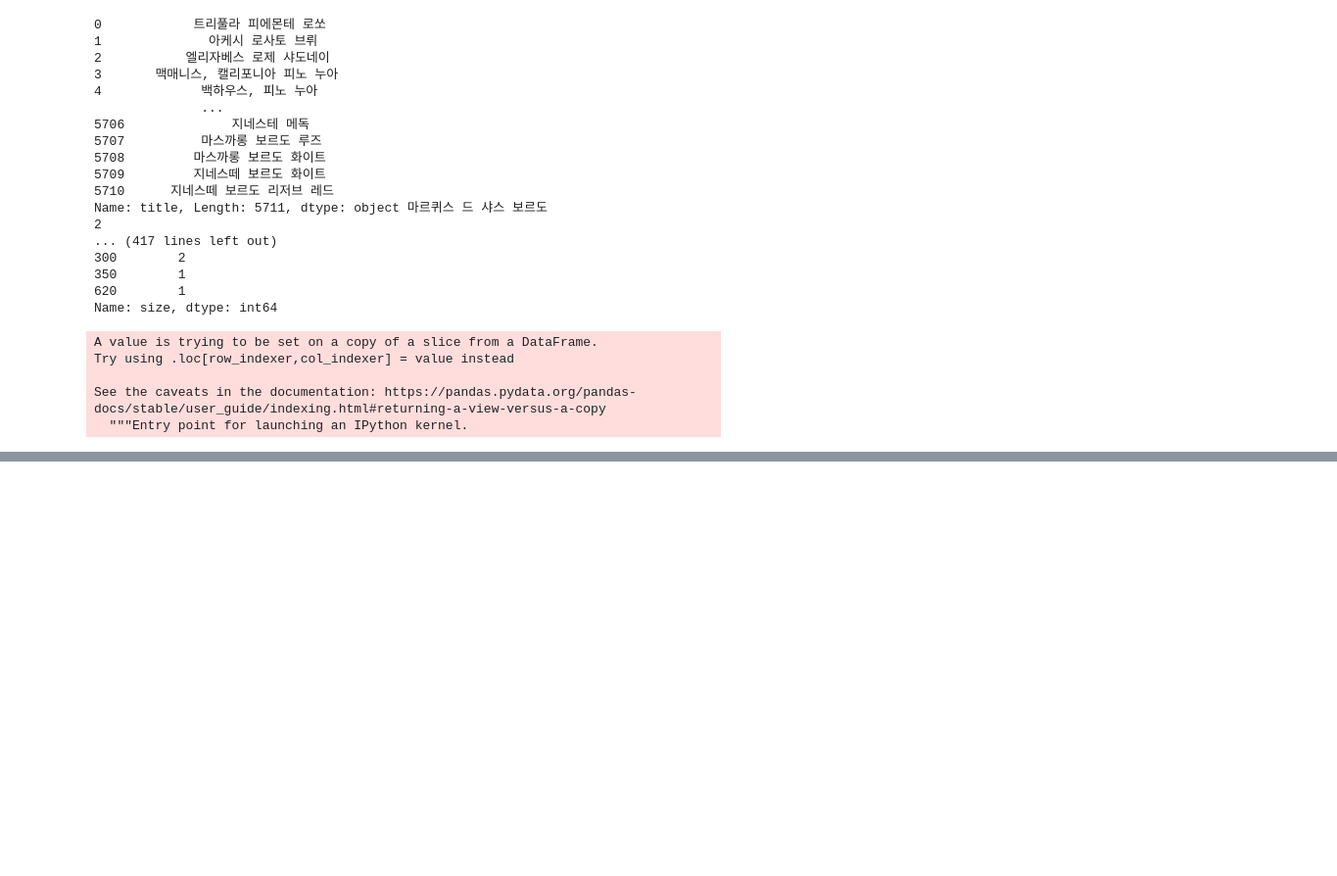
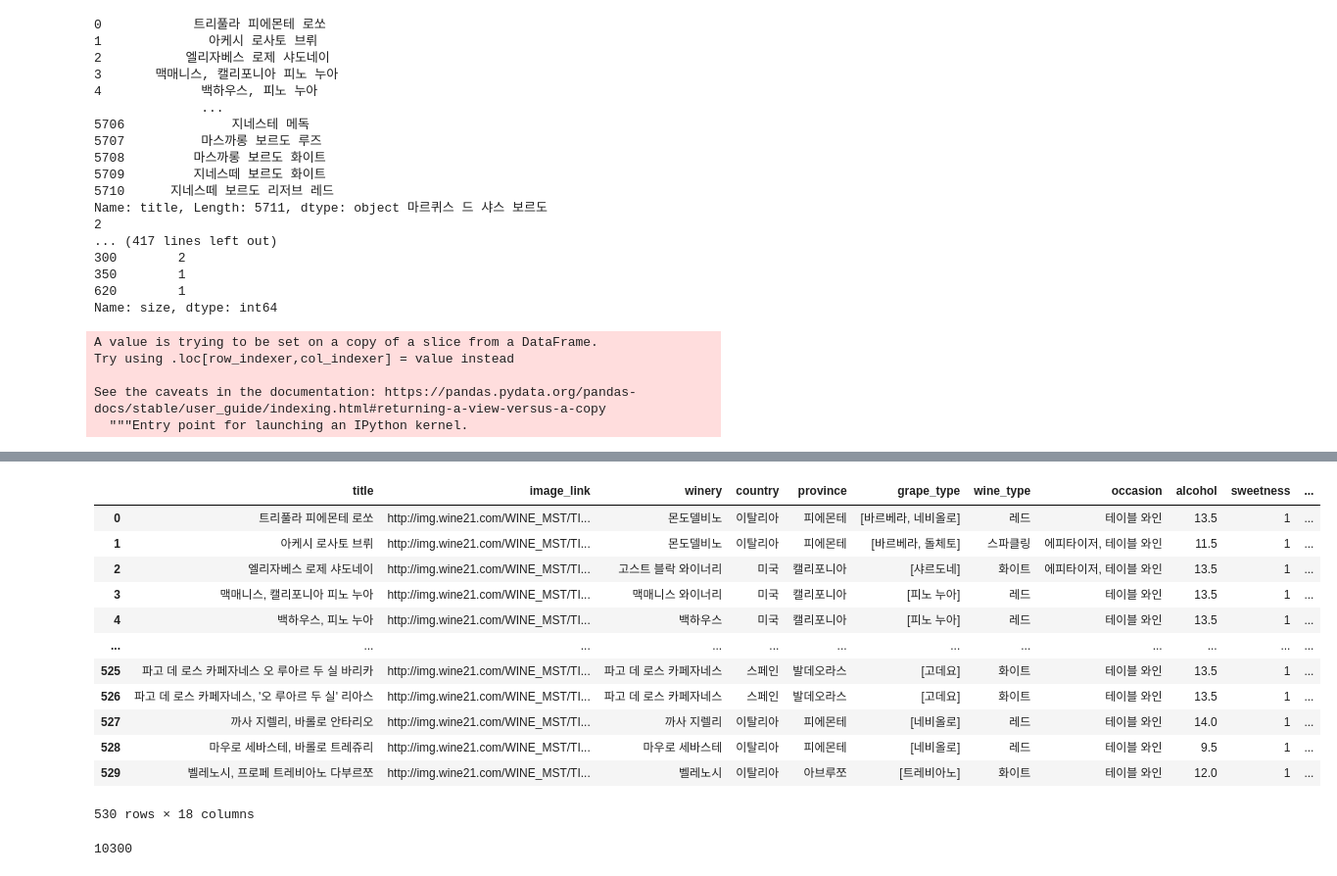
Before and after one commit to tedroutine/wine_recommendation_modeling, a Jupyter notebook: wine21_crawling.ipynb, the cells around one changed output, grey strips where cells are left out. Shown at 98% size. Drawn from its saved outputs; the diff is of its cells as text; code cells hidden in the pictures; blank space fills up the shorter version.

```diff
--- a/wine21_crawling.ipynb
+++ b/wine21_crawling.ipynb
@@ -488,0 +507,20 @@ See the caveats in the documentation: https://pandas.pydata.org/pandas-docs/stab
+# %%
+df
+# %% [output]
+|  | title | image_link | winery | country | province | grape_type | wine_type | occasion | alcohol | sweetness | ... |
+| 0 | 트리풀라 피에몬테 로쏘 | http://img.wine21.com/WINE_MST/TI... | 몬도델비노 | 이탈리아 | 피에몬테 | [바르베라, 네비올로] | 레드 | 테이블 와인 | 13.5 | 1 | ... |
+| 1 | 아케시 로사토 브뤼 | http://img.wine21.com/WINE_MST/TI... | 몬도델비노 | 이탈리아 | 피에몬테 | [바르베라, 돌체토] | 스파클링 | 에피타이저, 테이블 와인 | 11.5 | 1 | ... |
+| 2 | 엘리자베스 로제 샤도네이 | http://img.wine21.com/WINE_MST/TI... | 고스트 블락 와이너리 | 미국 | 캘리포니아 | [샤르도네] | 화이트 | 에피타이저, 테이블 와인 | 13.5 | 1 | ... |
+| 3 | 맥매니스, 캘리포니아 피노 누아 | http://img.wine21.com/WINE_MST/TI... | 맥매니스 와이너리 | 미국 | 캘리포니아 | [피노 누아] | 레드 | 테이블 와인 | 13.5 | 1 | ... |
+| 4 | 백하우스, 피노 누아 | http://img.wine21.com/WINE_MST/TI... | 백하우스 | 미국 | 캘리포니아 | [피노 누아] | 레드 | 테이블 와인 | 13.5 | 1 | ... |
+| ... | ... | ... | ... | ... | ... | ... | ... | ... | ... | ... | ... |
+| 525 | 파고 데 로스 카페자네스 오 루아르 두 실 바리카 | http://img.wine21.com/WINE_MST/TI... | 파고 데 로스 카페자네스 | 스페인 | 발데오라스 | [고데요] | 화이트 | 테이블 와인 | 13.5 | 1 | ... |
+| 526 | 파고 데 로스 카페자네스, '오 루아르 두 실' 리아스 | http://img.wine21.com/WINE_MST/TI... | 파고 데 로스 카페자네스 | 스페인 | 발데오라스 | [고데요] | 화이트 | 테이블 와인 | 13.5 | 1 | ... |
+| 527 | 까사 지렐리, 바롤로 안타리오 | http://img.wine21.com/WINE_MST/TI... | 까사 지렐리 | 이탈리아 | 피에몬테 | [네비올로] | 레드 | 테이블 와인 | 14.0 | 1 | ... |
+| 528 | 마우로 세바스테, 바롤로 트레쥬리 | http://img.wine21.com/WINE_MST/TI... | 마우로 세바스테 | 이탈리아 | 피에몬테 | [네비올로] | 레드 | 테이블 와인 | 9.5 | 1 | ... |
+| 529 | 벨레노시, 프로페 트레비아노 다부르쪼 | http://img.wine21.com/WINE_MST/TI... | 벨레노시 | 이탈리아 | 아브루쪼 | [트레비아노] | 화이트 | 테이블 와인 | 12.0 | 1 | ... |
+530 rows × 18 columns
+# %%
+len(links)
+# %% [output]
+10300
```
Also changed, not shown: parts of 16 cells of this notebook, 1 other file.
